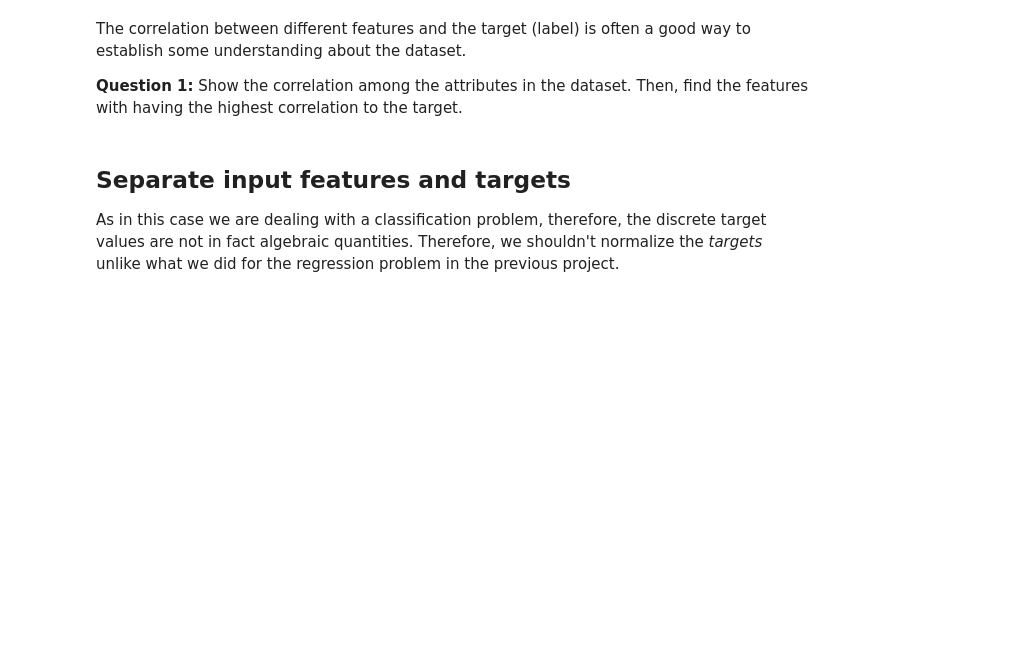
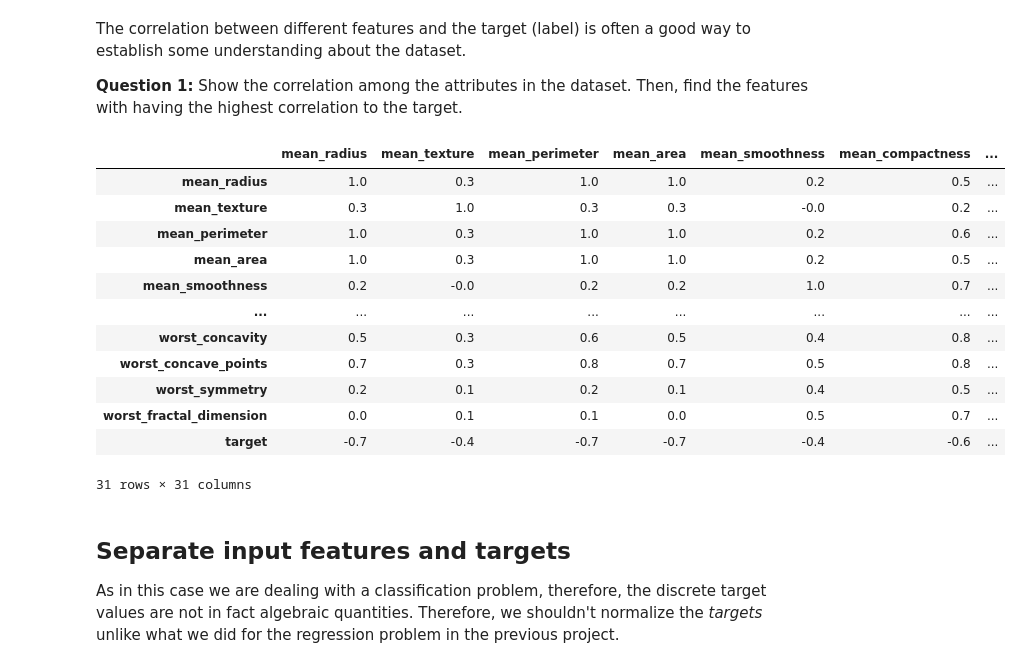
Before and after one commit to CarlArthur/ML_BTH, a Jupyter notebook: Project2_Neural_Network.ipynb, the cells around one changed output. Drawn from its saved outputs; the diff is of its cells as text; code cells hidden in the pictures; blank space fills up the shorter version.

```diff
--- a/Project2_Neural_Network.ipynb
+++ b/Project2_Neural_Network.ipynb
@@ -88,9 +88,23 @@ Show the correlation among the attributes in the dataset. Then, find the feature
 # %%
 # Generate a correlation matrix.
 # Write your code between the lines (~ 1 line)
 #################################################
-
+dataset.corr()
 #################################################
+# %% [output]
+|  | mean_radius | mean_texture | mean_perimeter | mean_area | mean_smoothness | mean_compactness | ... |
+| mean_radius | 1.0 | 0.3 | 1.0 | 1.0 | 0.2 | 0.5 | ... |
+| mean_texture | 0.3 | 1.0 | 0.3 | 0.3 | -0.0 | 0.2 | ... |
+| mean_perimeter | 1.0 | 0.3 | 1.0 | 1.0 | 0.2 | 0.6 | ... |
+| mean_area | 1.0 | 0.3 | 1.0 | 1.0 | 0.2 | 0.5 | ... |
+| mean_smoothness | 0.2 | -0.0 | 0.2 | 0.2 | 1.0 | 0.7 | ... |
+| ... | ... | ... | ... | ... | ... | ... | ... |
+| worst_concavity | 0.5 | 0.3 | 0.6 | 0.5 | 0.4 | 0.8 | ... |
+| worst_concave_points | 0.7 | 0.3 | 0.8 | 0.7 | 0.5 | 0.8 | ... |
+| worst_symmetry | 0.2 | 0.1 | 0.2 | 0.1 | 0.4 | 0.5 | ... |
+| worst_fractal_dimension | 0.0 | 0.1 | 0.1 | 0.0 | 0.5 | 0.7 | ... |
+| target | -0.7 | -0.4 | -0.7 | -0.7 | -0.4 | -0.6 | ... |
+31 rows × 31 columns
 # %% [markdown]
 ## Separate input features and targets
 As in this case we are dealing with a classification problem, therefore, the discrete target values are not in fact algebraic quantities. Therefore, we shouldn't normalize the *targets* unlike what we did for the regression problem in the previous project.
```
Also changed, not shown: parts of 1 cell of this notebook.
